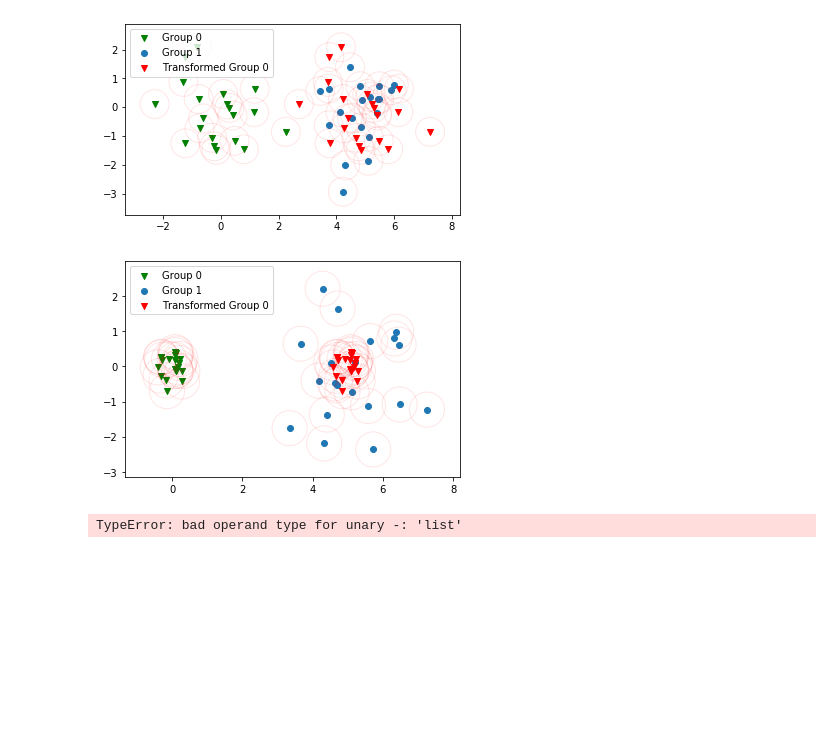
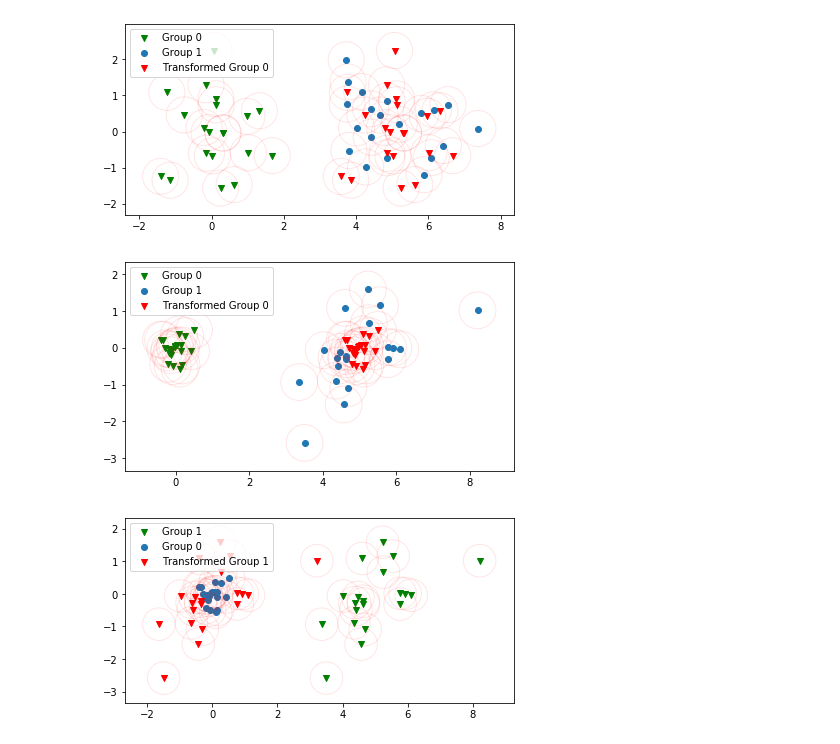
Before and after one commit to GDPlumb/ELDR, a Jupyter notebook: MiscFigures/Section3Example.ipynb, the cells around one changed output. Saved outputs shown, nothing was run; the diff lists cells and outputs as text; code cells hidden in the pictures; blank space fills up the shorter version.

```diff
--- a/MiscFigures/Section3Example.ipynb
+++ b/MiscFigures/Section3Example.ipynb
@@ -2,16 +2,27 @@
 import numpy as np
 import matplotlib.pyplot as plt
 
-def myplot(x_0, x_1, t, epsilon = None, name = "out.png"):
+def myplot(x_0, x_1, t, epsilon = None, rev = False, name = "out.png"):
+
+    if not rev:
+        l0 = "Group 0"
+        l1 = "Group 1"
+        l2 = "Transformed Group 0"
+    else:
+        l0 = "Group 1"
+        l1 = "Group 0"
+        l2 = "Transformed Group 1"
 
     n = x_0.shape[0]
 
-    fig=plt.figure()
-    ax=fig.add_subplot(1,1,1)
+    fig = plt.figure()
+    ax = fig.add_subplot(1,1,1)
 
-    plt.scatter(x_0[:, 0], x_0[:, 1], label = "Group 0", marker = "v", c = "green")
-    plt.scatter(x_1[:, 0], x_1[:, 1], label = "Group 1")
-    plt.scatter(x_0[:, 0] + t[0], x_0[:, 1] + t[1], label = "Transformed Group 0", marker = "v", c = "red")
+    plt.subplots_adjust(hspace = 0)
+
+    plt.scatter(x_0[:, 0], x_0[:, 1], label = l0, marker = "v", c = "green")
+    plt.scatter(x_1[:, 0], x_1[:, 1], label = l1)
+    plt.scatter(x_0[:, 0] + t[0], x_0[:, 1] + t[1], label = l2, marker = "v", c = "red")
 
     if epsilon is not None:
         for i in range(n):
@@ -28,6 +39,8 @@ def myplot(x_0, x_1, t, epsilon = None, name = "out.png"):
 
     plt.legend(loc='upper left')
 
+    plt.tight_layout()
+
     plt.savefig(name)
     plt.show()
     plt.close()
@@ -41,17 +54,17 @@ x_1 = np.random.normal(loc = (5.0, 0.0), scale = 1.0, size = (n, 2))
 
 myplot(x_0, x_1, [5, 0], epsilon = 0.5, name = "3-Good.png")
 # %% [output]
-[figure, old version]
+[figure, new version]
 # %%
 # Generate data of the different scale
 
 n = 20
 
 x_0 = np.random.normal(loc = 0.0, scale = 0.25, size = (n, 2))
 x_1 = np.random.normal(loc = (5.0, 0.0), scale = 1.0, size = (n, 2))
 
 myplot(x_0, x_1, t = [5, 0], epsilon = 0.5, name = "3-Bad.png")
-myplot(x_1, x_0, t = [-5, -0], epsilon = 0.5, name = "3-Bad-reverse.png")
+myplot(x_1, x_0, t = [-5, 0], epsilon = 0.5, rev = True, name = "3-Bad-reverse.png")
 # %% [output]
-[figure, old version]
+[figure, new version]
-TypeError: bad operand type for unary -: 'list'
+[figure, added]
```
Also changed, not shown: 3 other files.
